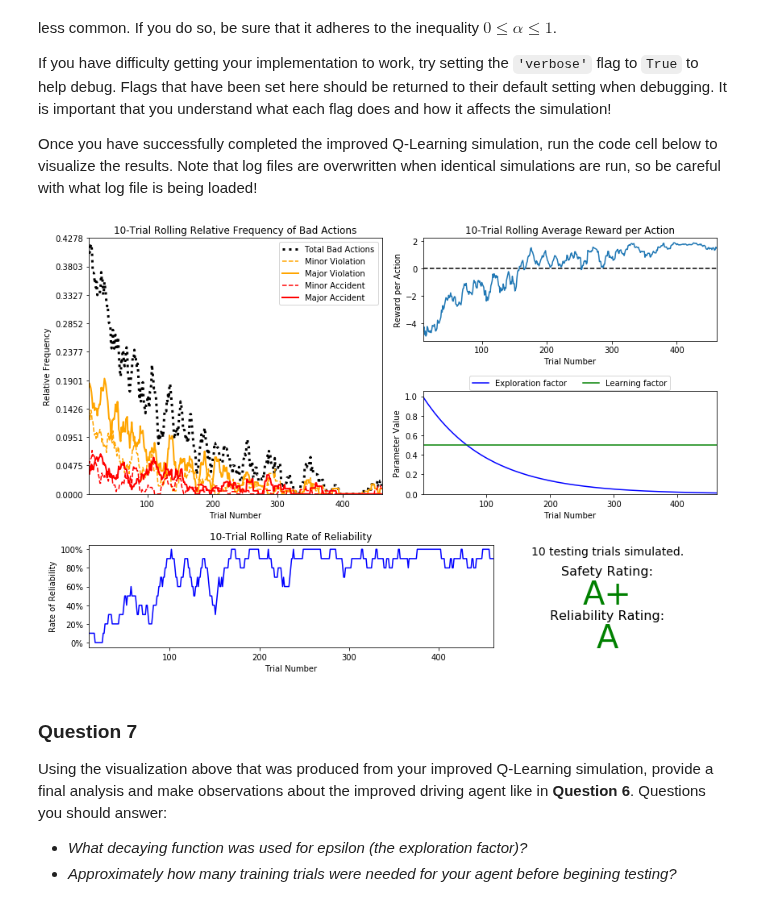
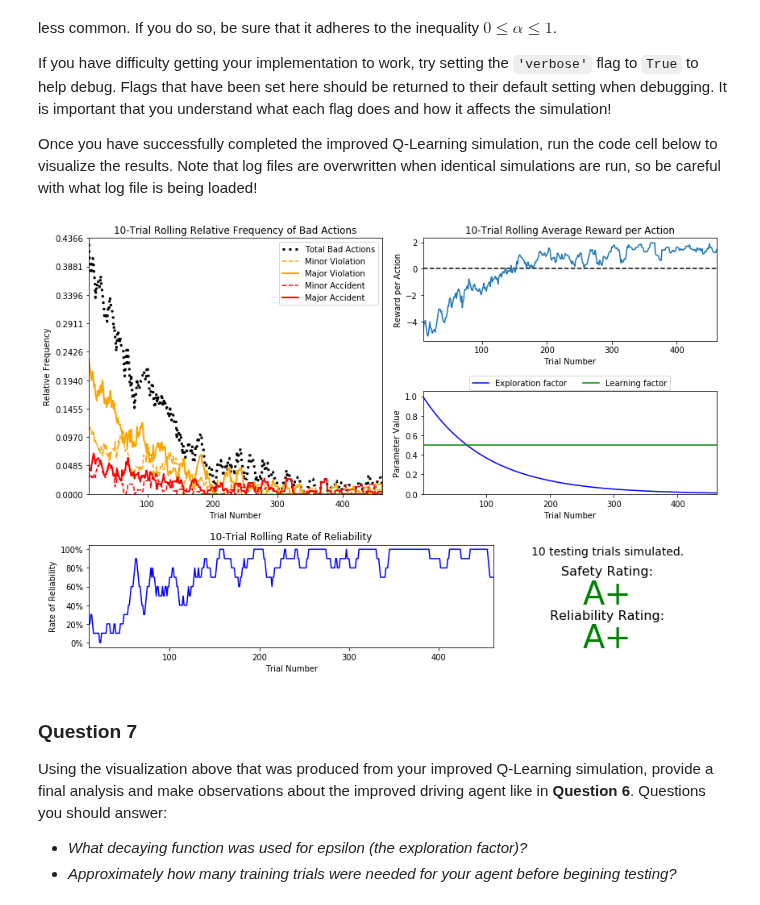
Before and after one commit to kongrui/uc-machine-learning, a Jupyter notebook: smartcab/smartcab.ipynb, the cells around one changed output. Drawn from its saved outputs; the diff is of its cells as text; code cells hidden in the pictures.

```diff
--- a/smartcab/smartcab.ipynb
+++ b/smartcab/smartcab.ipynb
@@ -307,9 +307,9 @@ If you have difficulty getting your implementation to work, try setting the `'ve
 Once you have successfully completed the improved Q-Learning simulation, run the code cell below to visualize the results. Note that log files are overwritten when identical simulations are run, so be careful with what log file is being loaded!
 # %%
 # Load the 'sim_improved-learning' file from the improved Q-Learning simulation
-vs.plot_trials('t0.01_a0.01_eps_expat_sim_improved-learning.csv')
+vs.plot_trials('t0.01_a0.5_eps_expat0.01_sim_improved-learning.csv')
 # %% [output]
-[figure, old version]
+[figure, new version]
 # %% [markdown]
 ### Question 7
 Using the visualization above that was produced from your improved Q-Learning simulation, provide a final analysis and make observations about the improved driving agent like in **Question 6**. Questions you should answer:
```
Also changed, not shown: parts of 1 cell of this notebook, 6 other files.
